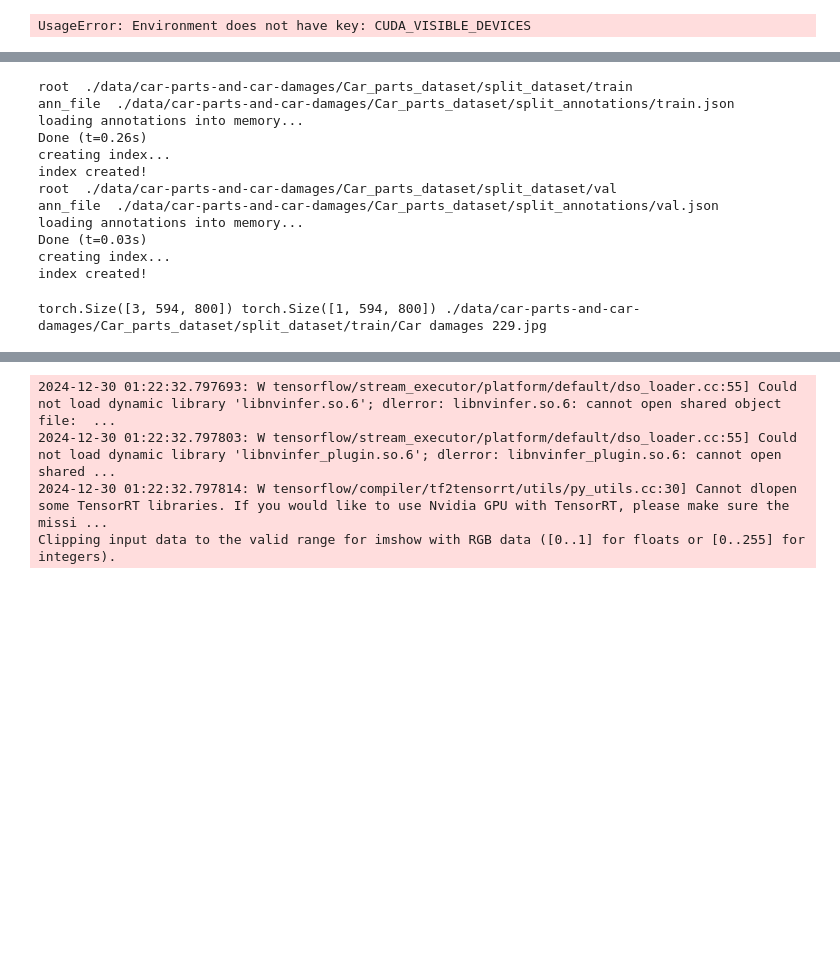
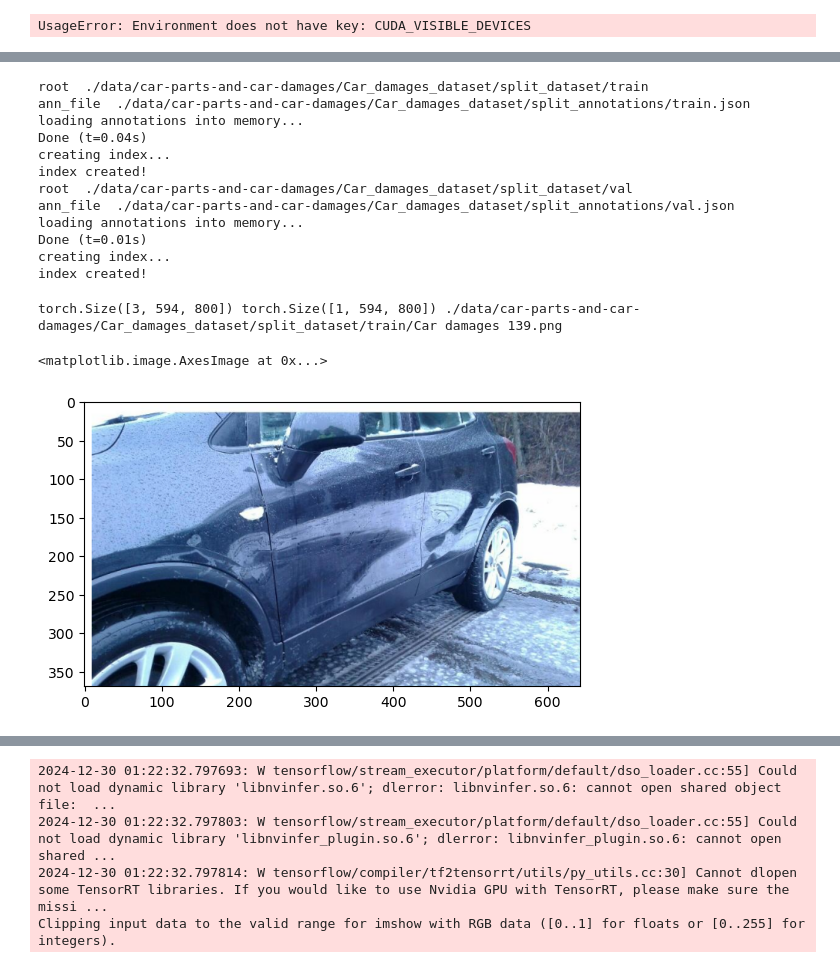
Before and after one commit to akshaygrao77/ImageSegmentation, a Jupyter notebook: segmentation_test.ipynb, the cells around one changed output, grey strips where cells are left out. Saved outputs shown, nothing was run; the diff lists cells and outputs as text; code cells hidden in the pictures; blank space fills up the shorter version.

```diff
--- a/segmentation_test.ipynb
+++ b/segmentation_test.ipynb
@@ -87,28 +78,34 @@ index created!
 # %%
+is_normalize_image=False
 # Create dataset
 train_car_dataset = get_dataset(car_imgs,car_anns,is_train=True)
 val_car_dataset = get_dataset(car_imgs,car_anns)
 # %% [output]
-root  ./data/car-parts-and-car-damages/Car_parts_dataset/split_dataset/train
-ann_file  ./data/car-parts-and-car-damages/Car_parts_dataset/split_annotations/train.json
+root  ./data/car-parts-and-car-damages/Car_damages_dataset/split_dataset/train
+ann_file  ./data/car-parts-and-car-damages/Car_damages_dataset/split_annotations/train.json
 loading annotations into memory...
-Done (t=0.26s)
+Done (t=0.04s)
 creating index...
 index created!
-root  ./data/car-parts-and-car-damages/Car_parts_dataset/split_dataset/val
-ann_file  ./data/car-parts-and-car-damages/Car_parts_dataset/split_annotations/val.json
+root  ./data/car-parts-and-car-damages/Car_damages_dataset/split_dataset/val
+ann_file  ./data/car-parts-and-car-damages/Car_damages_dataset/split_annotations/val.json
 loading annotations into memory...
-Done (t=0.03s)
+Done (t=0.01s)
 creating index...
 index created!
 # %%
 # Check an example
-image, mask = train_car_dataset[1]
+image, mask = train_car_dataset[90]
 print(image.shape, mask.shape,train_car_dataset.img_path)  # Tensor dimensions
 # %% [output]
-torch.Size([3, 594, 800]) torch.Size([1, 594, 800]) ./data/car-parts-and-car-damages/Car_parts_dataset/split_dataset/train/Car damages 229.jpg
+torch.Size([3, 594, 800]) torch.Size([1, 594, 800]) ./data/car-parts-and-car-damages/Car_damages_dataset/split_dataset/train/Car damages 139.png
 # %%
 # with open('./mask.txt', 'w') as f:
 #     for m in mask.numpy()[0]:
 #         f.write("%s\n" % m)
+# %%
+plt.imshow(Image.open(train_car_dataset.img_path))
+# %% [output]
+<matplotlib.image.AxesImage at 0x...>
+[figure, added]
 # %%
```
Also changed, not shown: parts of 19 cells of this notebook, 2 other files.
